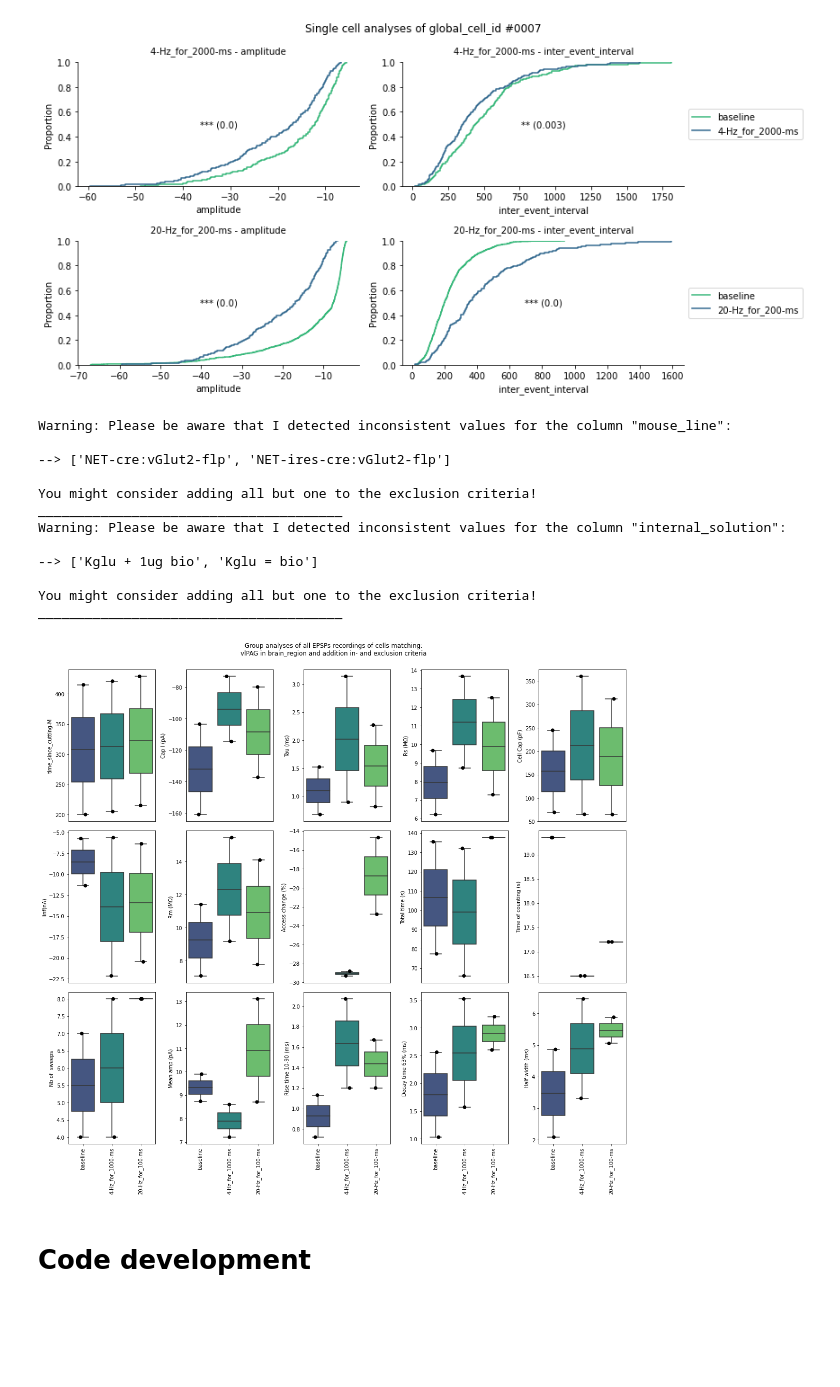
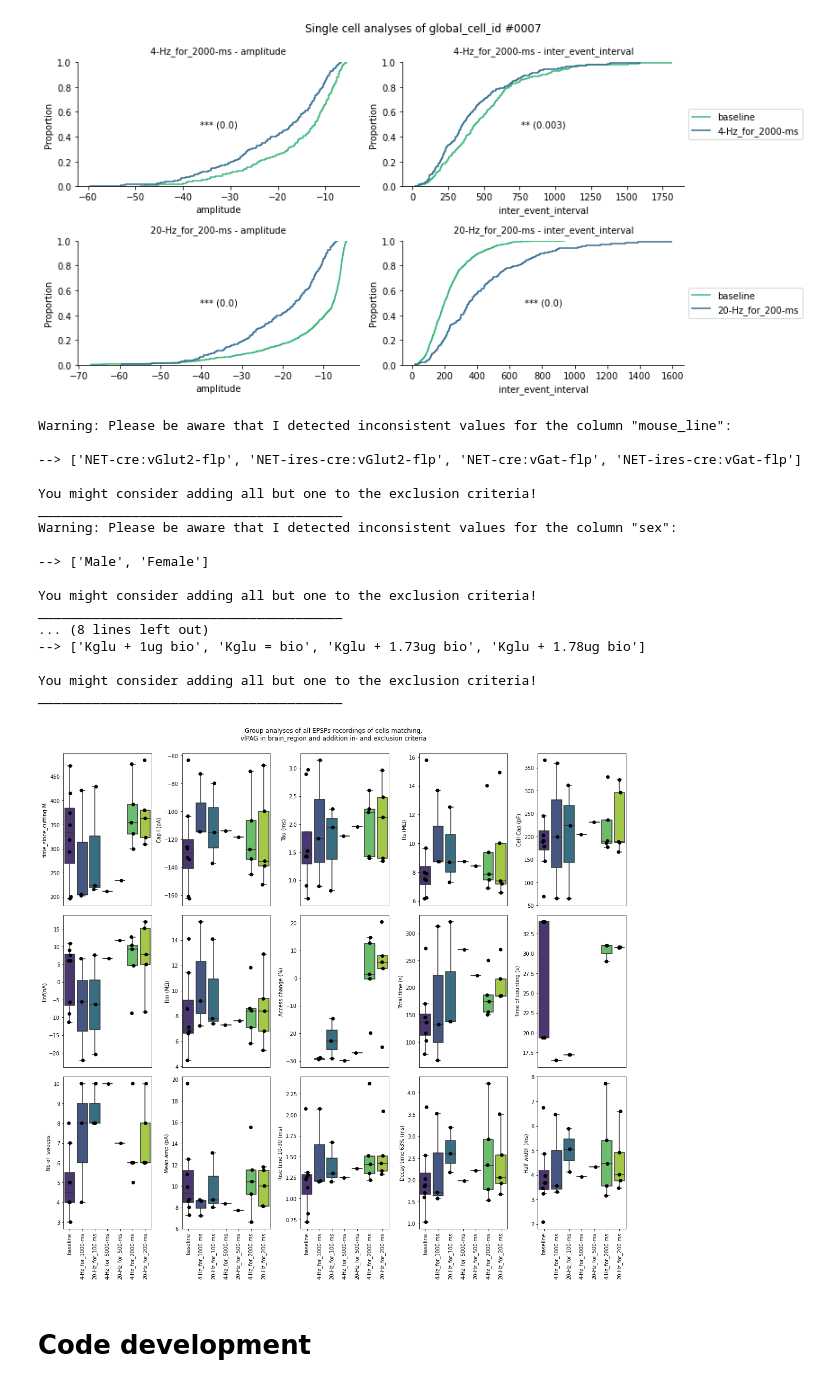
Before and after one commit to DennisDoll/DCLmeetsRETUNE, a Jupyter notebook: patch_clamp_analysis/api_playground.ipynb, the cells around one changed output. Saved outputs shown, nothing was run; the diff lists cells and outputs as text; code cells hidden in the pictures; blank space fills up the shorter version.

```diff
--- a/patch_clamp_analysis/api_playground.ipynb
+++ b/patch_clamp_analysis/api_playground.ipynb
@@ -42,24 +42,28 @@ api.compare_on_single_cell_level(global_cell_id = '0007', analysis_type = 'CDF',
 # %% [output]
 [figure]
 # %%
-exclusion_criteria = {'internal_solution': 'Kglu = bio', 'internal_solution': 'Kglu + 1.78ug bio'}
+#exclusion_criteria = {'internal_solution': 'Kglu = bio', 'internal_solution': 'Kglu + 1.78ug bio'}
 #inclusion_criteria = {'cell_type': 'Glutamatergic'}
-api.compare_within_group(group_column = 'brain_region', group_id = 'vlPAG', analysis_type = 'Boxplot', recording_type = 'EPSPs',
-                         include = inclusion_criteria, exclude = exclusion_criteria, save = True)
+api.compare_within_group(group_column = 'brain_region', group_id = 'vlPAG', analysis_type = 'Boxplot', recording_type = 'EPSPs', save = True, export = True)
 # %% [output]
 Warning: Please be aware that I detected inconsistent values for the column "mouse_line":
 
---> ['NET-cre:vGlut2-flp', 'NET-ires-cre:vGlut2-flp']
+--> ['NET-cre:vGlut2-flp', 'NET-ires-cre:vGlut2-flp', 'NET-cre:vGat-flp', 'NET-ires-cre:vGat-flp']
 
 You might consider adding all but one to the exclusion criteria!
 _______________________________________
-Warning: Please be aware that I detected inconsistent values for the column "internal_solution":
+Warning: Please be aware that I detected inconsistent values for the column "sex":
 
---> ['Kglu + 1ug bio', 'Kglu = bio']
+--> ['Male', 'Female']
 
 You might consider adding all but one to the exclusion criteria!
 _______________________________________
+... (8 lines left out)
+--> ['Kglu + 1ug bio', 'Kglu = bio', 'Kglu + 1.73ug bio', 'Kglu + 1.78ug bio']
+
+You might consider adding all but one to the exclusion criteria!
+_______________________________________
-[figure, old version]
+[figure, new version]
 # %%
 api.save_database()
 # %% [markdown]
```
Also changed, not shown: parts of 1 cell of this notebook, 2 other files.
